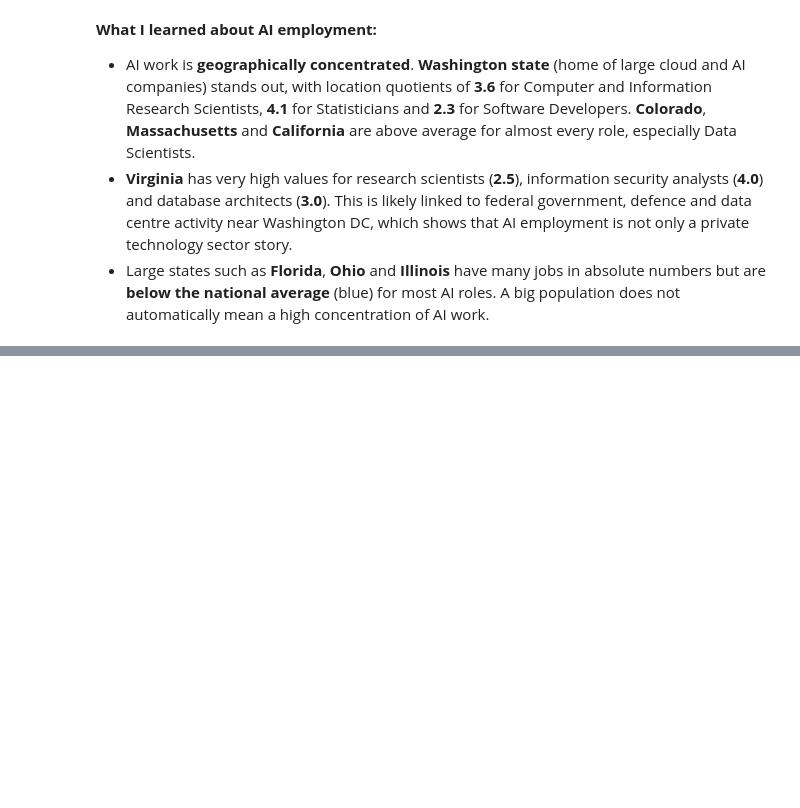
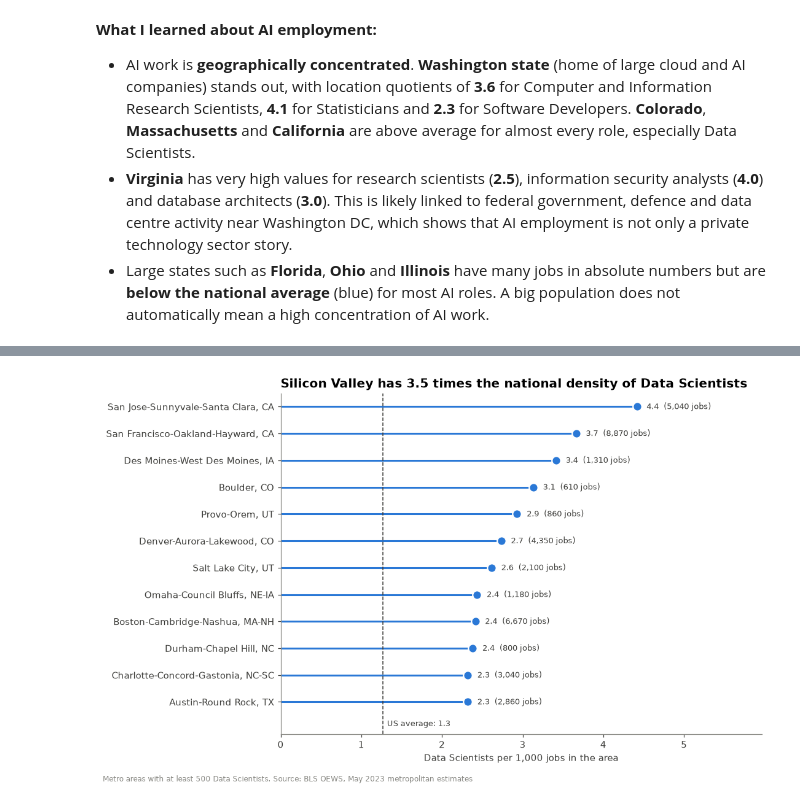
Before and after one commit to lucascardeal25/CA1-DVC, a Jupyter notebook: CA1_dvc.ipynb, the cells around one changed output, grey strips where cells are left out. Saved outputs shown, nothing was run; the diff lists cells and outputs as text; code cells hidden in the pictures; blank space fills up the shorter version.

```diff
--- a/CA1_dvc.ipynb
+++ b/CA1_dvc.ipynb
@@ -294,0 +356,25 @@ plt.show()
+# %%
+msa = df[(df["AREA_TYPE"] == 4) & (df["OCC_CODE"] == "15-2051")].copy()
+msa = msa[msa["TOT_EMP"] >= 500].nlargest(12, "JOBS_1000").sort_values("JOBS_1000")
+nat_rate = nat.loc[nat["OCC_CODE"] == "15-2051", "TOT_EMP"].iloc[0] / all_occ["TOT_EMP"] * 1000
+
+fig, ax = plt.subplots(figsize=(10, 6))
+ax.hlines(msa["AREA_TITLE"], 0, msa["JOBS_1000"], color=CAT_COLOURS["AI & Data Science"], linewidth=2)
+ax.scatter(msa["JOBS_1000"], msa["AREA_TITLE"], s=90, color=CAT_COLOURS["AI & Data Science"],
+           edgecolor="white", linewidth=1.5, zorder=3)
+for r in msa.itertuples():
+    ax.text(r.JOBS_1000 + 0.12, r.AREA_TITLE, f"{r.JOBS_1000:.1f}  ({r.TOT_EMP:,.0f} jobs)",
+            va="center", fontsize=8.5, color=INK)
+
+ax.axvline(nat_rate, color=INK, linestyle="--", linewidth=1)
+ax.text(nat_rate + 0.05, -0.9, f"US average: {nat_rate:.1f}", fontsize=8.5, color=INK)
+ax.set_xlim(0, msa["JOBS_1000"].max() * 1.35)
+ax.set_ylim(-1.2, len(msa) - 0.5)
+ax.set_xlabel("Data Scientists per 1,000 jobs in the area")
+ax.set_title("Silicon Valley has 3.5 times the national density of Data Scientists")
+fig.text(0.01, -0.02, "Metro areas with at least 500 Data Scientists. Source: BLS OEWS, May 2023 metropolitan estimates",
+         fontsize=8, color=GREY)
+plt.tight_layout()
+plt.show()
+# %% [output]
+[figure, added]
```
Also changed, not shown: parts of 17 cells of this notebook.
